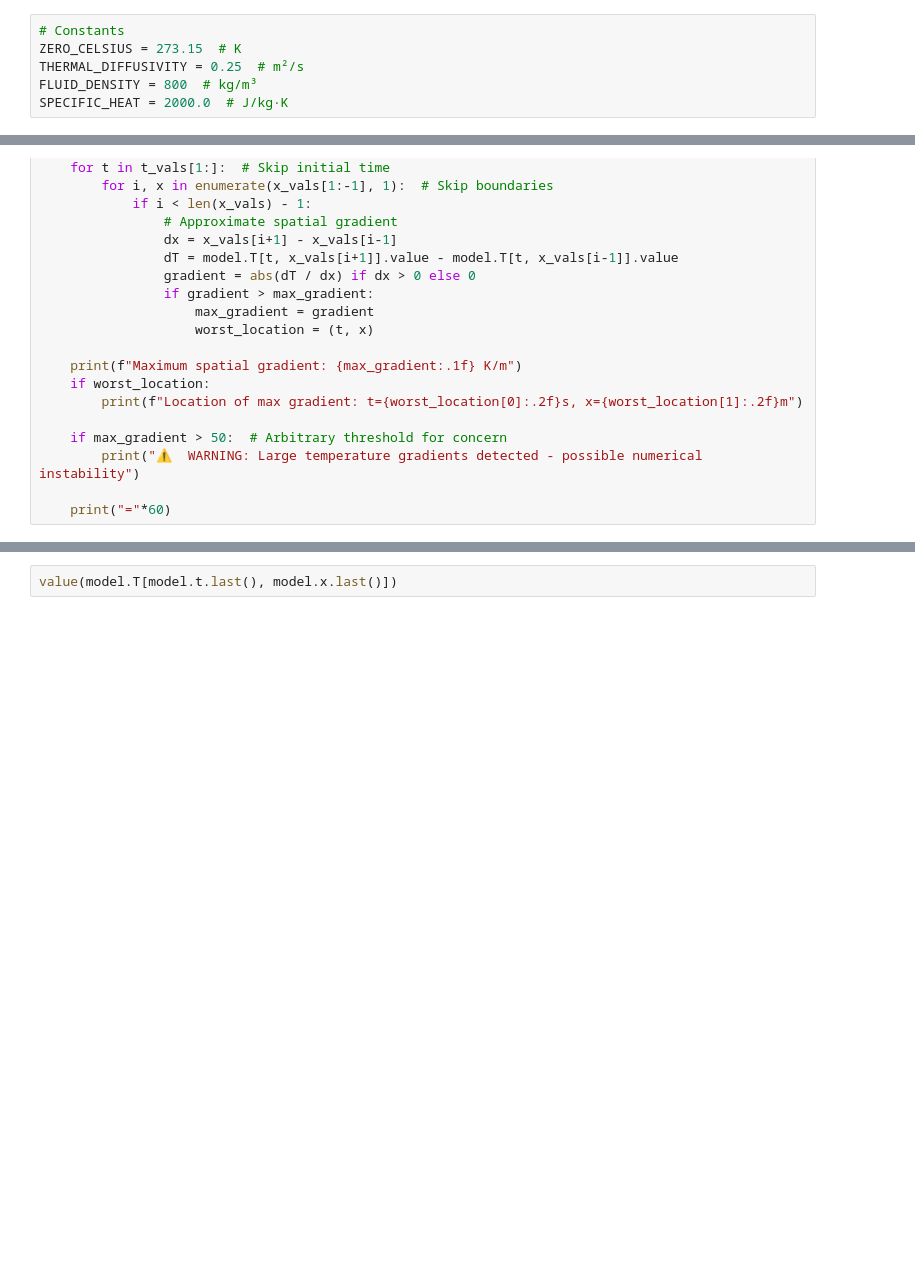
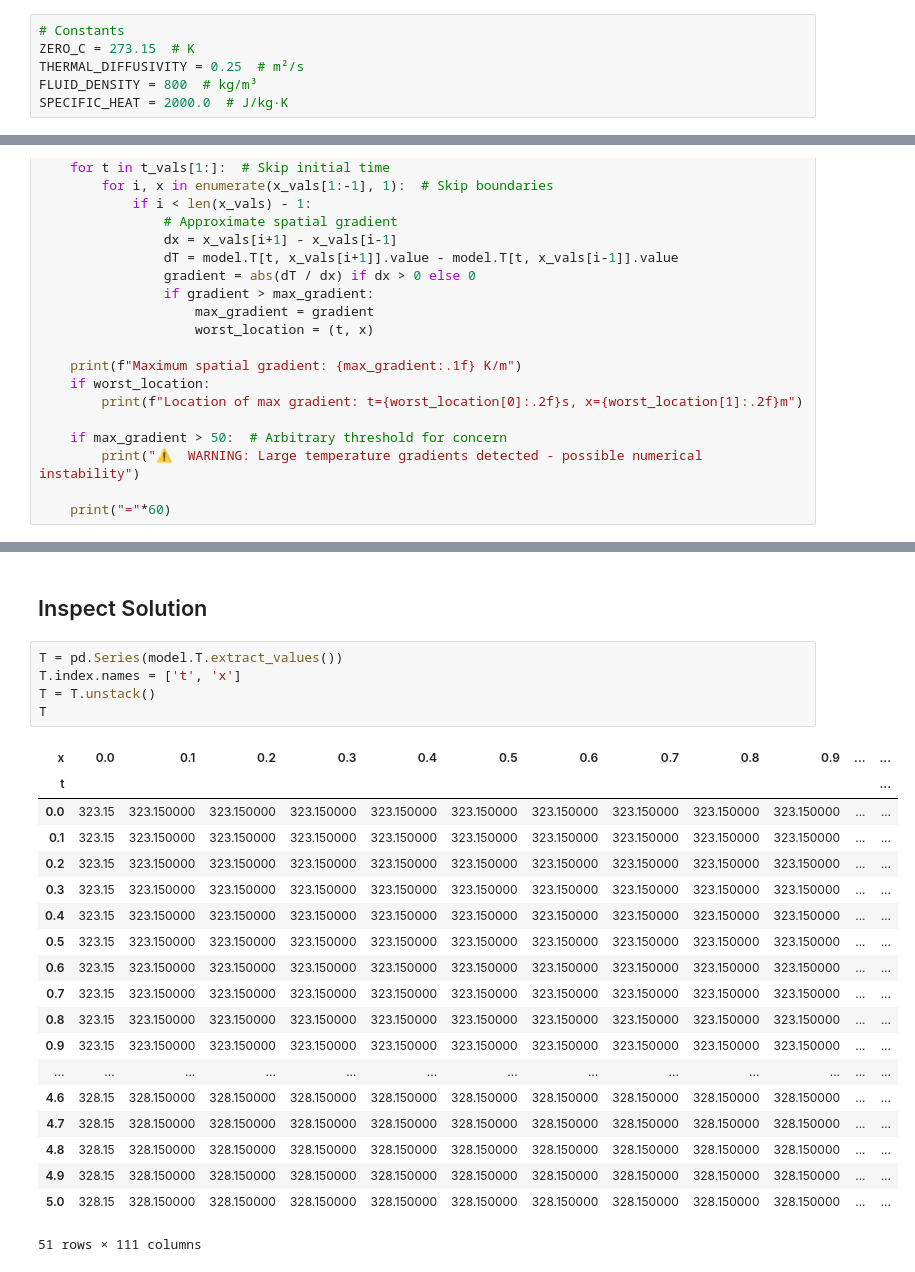
Before and after one commit to billtubbs/solar-collector, a Jupyter notebook: simple-pipe-flow-pde.ipynb, the cells around one changed output, grey strips where cells are left out. Cells and saved outputs as stored; diff of their text form; blank space fills up the shorter version.

```diff
--- a/simple-pipe-flow-pde.ipynb
+++ b/simple-pipe-flow-pde.ipynb
@@ -26,7 +27,7 @@ from pyomo.environ import (
 )
 # %%
 # Constants
-ZERO_CELSIUS = 273.15  # K
+ZERO_C = 273.15  # K
 THERMAL_DIFFUSIVITY = 0.25  # m²/s
 FLUID_DENSITY = 800  # kg/m³
 SPECIFIC_HEAT = 2000.0  # J/kg·K
@@ -386,2 +515,27 @@ else:
-# %%
-value(model.T[model.t.last(), model.x.last()])
+# %% [markdown]
+## Inspect Solution
+# %%
+T = pd.Series(model.T.extract_values())
+T.index.names = ['t', 'x']
+T = T.unstack()
+T
+# %% [output]
+| x | 0.0 | 0.1 | 0.2 | 0.3 | 0.4 | 0.5 | 0.6 | 0.7 | 0.8 | 0.9 | ... | ... |
+| t |  |  |  |  |  |  |  |  |  |  |  | ... |
+| 0.0 | 323.15 | 323.150000 | 323.150000 | 323.150000 | 323.150000 | 323.150000 | 323.150000 | 323.150000 | 323.150000 | 323.150000 | ... | ... |
+| 0.1 | 323.15 | 323.150000 | 323.150000 | 323.150000 | 323.150000 | 323.150000 | 323.150000 | 323.150000 | 323.150000 | 323.150000 | ... | ... |
+| 0.2 | 323.15 | 323.150000 | 323.150000 | 323.150000 | 323.150000 | 323.150000 | 323.150000 | 323.150000 | 323.150000 | 323.150000 | ... | ... |
+| 0.3 | 323.15 | 323.150000 | 323.150000 | 323.150000 | 323.150000 | 323.150000 | 323.150000 | 323.150000 | 323.150000 | 323.150000 | ... | ... |
+| 0.4 | 323.15 | 323.150000 | 323.150000 | 323.150000 | 323.150000 | 323.150000 | 323.150000 | 323.150000 | 323.150000 | 323.150000 | ... | ... |
+| 0.5 | 323.15 | 323.150000 | 323.150000 | 323.150000 | 323.150000 | 323.150000 | 323.150000 | 323.150000 | 323.150000 | 323.150000 | ... | ... |
+| 0.6 | 323.15 | 323.150000 | 323.150000 | 323.150000 | 323.150000 | 323.150000 | 323.150000 | 323.150000 | 323.150000 | 323.150000 | ... | ... |
+| 0.7 | 323.15 | 323.150000 | 323.150000 | 323.150000 | 323.150000 | 323.150000 | 323.150000 | 323.150000 | 323.150000 | 323.150000 | ... | ... |
+| 0.8 | 323.15 | 323.150000 | 323.150000 | 323.150000 | 323.150000 | 323.150000 | 323.150000 | 323.150000 | 323.150000 | 323.150000 | ... | ... |
+| 0.9 | 323.15 | 323.150000 | 323.150000 | 323.150000 | 323.150000 | 323.150000 | 323.150000 | 323.150000 | 323.150000 | 323.150000 | ... | ... |
+| ... | ... | ... | ... | ... | ... | ... | ... | ... | ... | ... | ... | ... |
+| 4.6 | 328.15 | 328.150000 | 328.150000 | 328.150000 | 328.150000 | 328.150000 | 328.150000 | 328.150000 | 328.150000 | 328.150000 | ... | ... |
+| 4.7 | 328.15 | 328.150000 | 328.150000 | 328.150000 | 328.150000 | 328.150000 | 328.150000 | 328.150000 | 328.150000 | 328.150000 | ... | ... |
+| 4.8 | 328.15 | 328.150000 | 328.150000 | 328.150000 | 328.150000 | 328.150000 | 328.150000 | 328.150000 | 328.150000 | 328.150000 | ... | ... |
+| 4.9 | 328.15 | 328.150000 | 328.150000 | 328.150000 | 328.150000 | 328.150000 | 328.150000 | 328.150000 | 328.150000 | 328.150000 | ... | ... |
+| 5.0 | 328.15 | 328.150000 | 328.150000 | 328.150000 | 328.150000 | 328.150000 | 328.150000 | 328.150000 | 328.150000 | 328.150000 | ... | ... |
+51 rows × 111 columns
```
Also changed, not shown: parts of 8 cells of this notebook.
